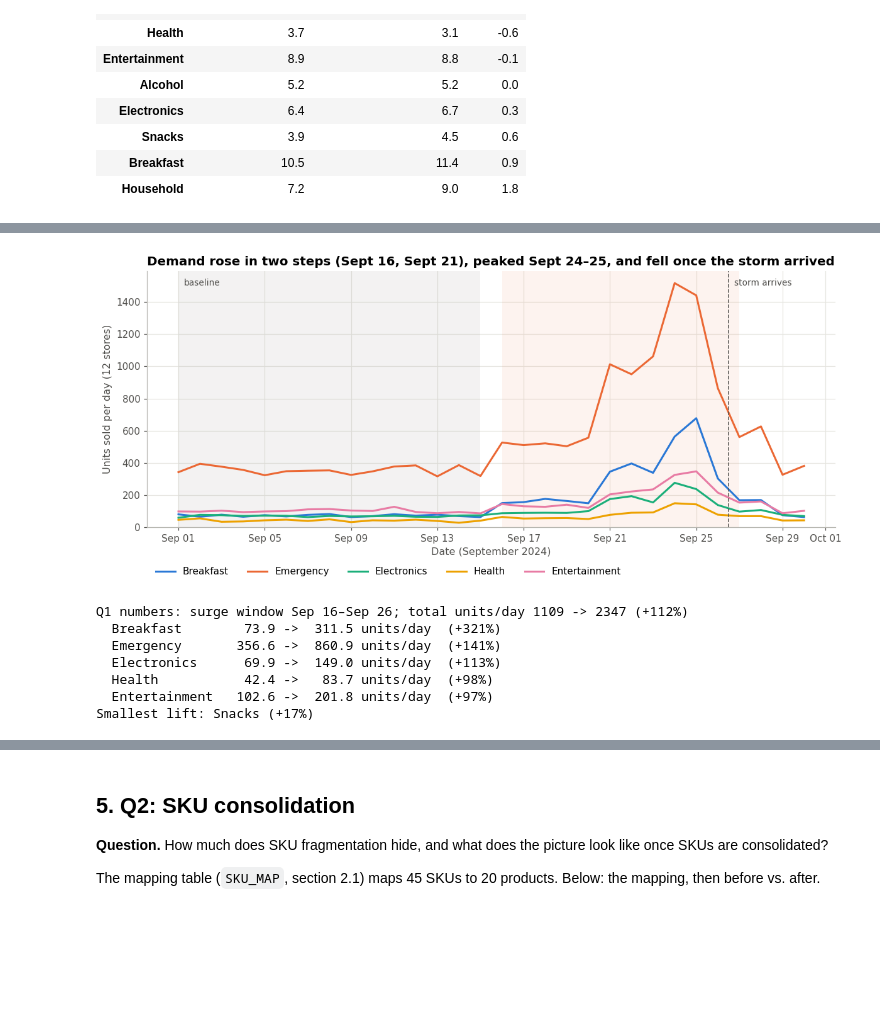
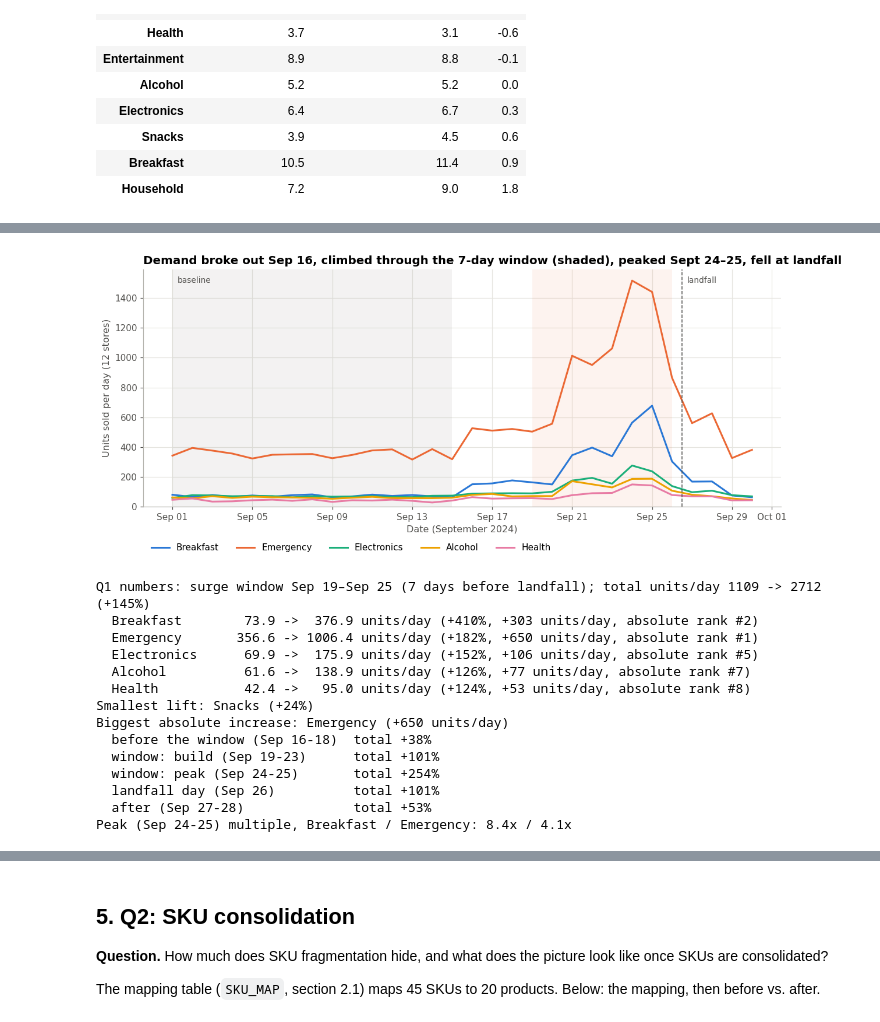
Before and after one commit to aymanr8-dot/DS-2002-Walmart-Hurricane-Project_Data-Demons-, a Jupyter notebook: notebooks/team_notebook.ipynb, the cells around one changed output, grey strips where cells are left out. Drawn from its saved outputs; the diff is of its cells as text; code cells hidden in the pictures; blank space fills up the shorter version.

```diff
--- a/notebooks/team_notebook.ipynb
+++ b/notebooks/team_notebook.ipynb
@@ -45,8 +46,12 @@ pd.set_option("display.max_columns", 50)
 pd.set_option("display.width", 160)
 
 # ---- Analysis constants (every one of these is a decision; see the decision log) ----
-BASELINE_START, BASELINE_END = pd.Timestamp("2024-09-01"), pd.Timestamp("2024-09-14")
-SURGE_SEARCH_START = pd.Timestamp("2024-09-15")  # first day after the baseline
+LANDFALL = pd.Timestamp("2024-09-26")             # Hurricane Helene landfall date, given in the project brief
+SURGE_DAYS = 7                                     # the brief's surge period: the 7 days before landfall
+SURGE_START = LANDFALL - pd.Timedelta(days=SURGE_DAYS)   # Sept 19
+SURGE_END = LANDFALL - pd.Timedelta(days=1)              # Sept 25 (landfall day itself is not in the window)
+BASELINE_START, BASELINE_END = pd.Timestamp("2024-09-01"), pd.Timestamp("2024-09-14")   # our choice, defended in Q1
+SURGE_SEARCH_START = pd.Timestamp("2024-09-15")  # first day after the baseline (used to date when demand broke out)
 DATA_DIR = "data"                                # local folder for the weather cache
 os.makedirs(DATA_DIR, exist_ok=True)
 
@@ -63,13 +68,13 @@ plt.rcParams.update({
 })
 
 def shade_windows(ax, arrival=None, alpha=0.10):
-    """Shade the baseline window; if given, mark the day the storm reached the stores (from the weather data)."""
+    """Shade the baseline window; if given, mark landfall day."""
     ax.axvspan(BASELINE_START, BASELINE_END + pd.Timedelta(days=1), color=MUTED, alpha=alpha, lw=0)
     ymax = ax.get_ylim()[1]
     ax.text(BASELINE_START + pd.Timedelta(hours=6), ymax * 0.97, "baseline", va="top", fontsize=9, color="#52514e")
     if arrival is not None:
         ax.axvline(arrival + pd.Timedelta(hours=12), color="#52514e", ls="--", lw=1)
-        ax.text(arrival + pd.Timedelta(hours=18), ymax * 0.97, "storm arrives", va="top", ha="left", fontsize=9, color="#52514e")
+        ax.text(arrival + pd.Timedelta(hours=18), ymax * 0.97, "landfall", va="top", ha="left", fontsize=9, color="#52514e")
 # %% [markdown]
 ## 1. Data loading and cleaning pipeline
 **Where each source is loaded:** `walmart_transactions.csv` and `store_locations.csv` here; `product_catalog.csv` in 2.1; the Open-Meteo weather API in section 3; `distribution_centers.csv` in 7.3; `inventory_and_sales.db` (queried with `sqlite3`) in section 8.
@@ -702,15 +762,23 @@ section 3.2) where total units exceed the baseline mean + 3 standard deviations.
 daily_units = dated_sales.groupby("date")["quantity"].sum()
 base = daily_units[BASELINE_START:BASELINE_END]
 threshold = base.mean() + 3 * base.std()
-candidates = daily_units[SURGE_SEARCH_START:STORM_ARRIVAL]
-surge_days = candidates[candidates > threshold].index
-SURGE_START, SURGE_END = surge_days.min(), surge_days.max()
-assert len(surge_days) == (SURGE_END - SURGE_START).days + 1, "surge days are not contiguous"
+
+# The surge window is fixed by the brief: the 7 days before landfall
+assert (SURGE_END - SURGE_START).days + 1 == SURGE_DAYS and SURGE_END == LANDFALL - pd.Timedelta(days=1)
+in_window = daily_units[SURGE_START:SURGE_END]
+
+# When did demand first break out? Same mean + 3 SD rule; checks the baseline stops before the build-up
+pre = daily_units[SURGE_SEARCH_START:SURGE_END]
+DEMAND_ONSET = pre[pre > threshold].index.min()
+assert DEMAND_ONSET > BASELINE_END, "the baseline overlaps abnormal demand"
 
 print(f"Baseline: {BASELINE_START:%b %d}-{BASELINE_END:%b %d}, mean {base.mean():.0f} units/day, "
       f"CV {base.std() / base.mean():.1%}, threshold (mean + 3 SD) = {threshold:.0f}")
-print(f"Surge window: {SURGE_START:%b %d}-{SURGE_END:%b %d} ({len(surge_days)} days), "
-      f"mean {daily_units[SURGE_START:SURGE_END].mean():.0f} units/day")
+print(f"Surge window (brief: 7 days before the {LANDFALL:%b %d} landfall): {SURGE_START:%b %d}-{SURGE_END:%b %d}, "
+      f"mean {in_window.mean():.0f} units/day; days above the threshold: {(in_window > threshold).sum()} of {SURGE_DAYS}")
+print(f"Demand first broke out on {DEMAND_ONSET:%b %d}, {(SURGE_START - DEMAND_ONSET).days} days before the window opens "
+      f"({daily_units[DEMAND_ONSET:SURGE_START - pd.Timedelta(days=1)].mean():.0f} units/day on those days)")
+print(f"Landfall day ({LANDFALL:%b %d}, not in the window): {daily_units[LANDFALL]:.0f} units")
 print(f"Left out of Q1 for missing timestamps: {demand['timestamp_missing'].sum()} sale rows "
       f"({demand['timestamp_missing'].mean():.1%})")
 # %% [output]
@@ -730,9 +800,14 @@ def lift_table(df, by, base=(BASELINE_START, BASELINE_END), surge=None):
                       "surge_units_per_day": window_rate(df, *surge, by)})
     t["extra_units_per_day"] = t["surge_units_per_day"] - t["baseline_units_per_day"]
     t["lift_pct"] = 100 * (t["surge_units_per_day"] / t["baseline_units_per_day"] - 1)
+    t["rank_relative"] = t["lift_pct"].rank(ascending=False, method="min").astype(int)              # % change
+    t["rank_absolute"] = t["extra_units_per_day"].rank(ascending=False, method="min").astype(int)  # extra units/day
     return t.sort_values("lift_pct", ascending=False).round(1)
 
 cat_lift = lift_table(dated_sales, "category")
 top5 = cat_lift.head(5).index.tolist()
+moved = cat_lift[cat_lift["rank_relative"] != cat_lift["rank_absolute"]]
+print(f"Ranked by % lift, #1 is {cat_lift.index[0]}; ranked by extra units/day, #1 is {cat_lift['extra_units_per_day'].idxmax()}. "
+      f"{len(moved)} of {len(cat_lift)} categories change rank between the two.")
 cat_lift
 # %% [output]
@@ -852,33 +937,47 @@ plt.tight_layout(); plt.show()
 # %%
 # Chart: daily units for the top 5 categories over the month
 daily_cat = dated_sales.groupby(["date", "category"])["quantity"].sum().unstack().fillna(0)
 fig, ax = plt.subplots(figsize=(11, 5))
 for i, c in enumerate(top5):
     ax.plot(daily_cat.index, daily_cat[c], color=PALETTE[i], label=c)
-ax.set_title("Demand rose in two steps (Sept 16, Sept 21), peaked Sept 24–25, and fell once the storm arrived")
+ax.set_title(f"Demand broke out {DEMAND_ONSET:%b %d}, climbed through the 7-day window (shaded), peaked Sept 24–25, fell at landfall")
 ax.set_ylabel("Units sold per day (12 stores)")
 ax.set_xlabel("Date (September 2024)")
 ax.set_ylim(0)
 ax.xaxis.set_major_formatter(mdates.DateFormatter("%b %d"))
 ax.axvspan(SURGE_START, SURGE_END + pd.Timedelta(days=1), color=PALETTE[1], alpha=0.08, lw=0)
-shade_windows(ax, arrival=STORM_ARRIVAL)
+shade_windows(ax, arrival=LANDFALL)
 ax.legend(loc="upper left", ncol=5, bbox_to_anchor=(0, -0.12))
 plt.tight_layout(); plt.show()
 # %% [output]
-[figure, old version]
+[figure, new version]
 # %%
 q1 = cat_lift
-print(f"Q1 numbers: surge window {SURGE_START:%b %d}–{SURGE_END:%b %d}; total units/day "
+print(f"Q1 numbers: surge window {SURGE_START:%b %d}–{SURGE_END:%b %d} (7 days before landfall); total units/day "
       f"{base.mean():.0f} -> {daily_units[SURGE_START:SURGE_END].mean():.0f} "
       f"(+{100 * (daily_units[SURGE_START:SURGE_END].mean() / base.mean() - 1):.0f}%)")
 for c, r in q1.head(5).iterrows():
-    print(f"  {c:<14} {r.baseline_units_per_day:>6.1f} -> {r.surge_units_per_day:>6.1f} units/day  (+{r.lift_pct:.0f}%)")
+    print(f"  {c:<14} {r.baseline_units_per_day:>6.1f} -> {r.surge_units_per_day:>6.1f} units/day (+{r.lift_pct:.0f}%, "
+          f"+{r.extra_units_per_day:.0f} units/day, absolute rank #{int(r.rank_absolute)})")
 print(f"Smallest lift: {q1.index[-1]} (+{q1['lift_pct'].iloc[-1]:.0f}%)")
+print(f"Biggest absolute increase: {q1['extra_units_per_day'].idxmax()} (+{q1['extra_units_per_day'].max():.0f} units/day)")
+for name, (a, b) in PHASES.items():
+    print(f"  {name:<30} total {phase_lift.loc['ALL CATEGORIES', name]:+.0f}%")
+print("Peak (Sep 24-25) multiple, Breakfast / Emergency:",
+      f"{1 + phase_lift.loc['Breakfast', 'window: peak (Sep 24-25)'] / 100:.1f}x /",
+      f"{1 + phase_lift.loc['Emergency', 'window: peak (Sep 24-25)'] / 100:.1f}x")
 # %% [output]
-Q1 numbers: surge window Sep 16–Sep 26; total units/day 1109 -> 2347 (+112%)
-  Breakfast        73.9 ->  311.5 units/day  (+321%)
-  Emergency       356.6 ->  860.9 units/day  (+141%)
-  Electronics      69.9 ->  149.0 units/day  (+113%)
-  Health           42.4 ->   83.7 units/day  (+98%)
-  Entertainment   102.6 ->  201.8 units/day  (+97%)
-Smallest lift: Snacks (+17%)
+Q1 numbers: surge window Sep 19–Sep 25 (7 days before landfall); total units/day 1109 -> 2712 (+145%)
+  Breakfast        73.9 ->  376.9 units/day (+410%, +303 units/day, absolute rank #2)
+  Emergency       356.6 -> 1006.4 units/day (+182%, +650 units/day, absolute rank #1)
+  Electronics      69.9 ->  175.9 units/day (+152%, +106 units/day, absolute rank #5)
+  Alcohol          61.6 ->  138.9 units/day (+126%, +77 units/day, absolute rank #7)
+  Health           42.4 ->   95.0 units/day (+124%, +53 units/day, absolute rank #8)
+Smallest lift: Snacks (+24%)
+Biggest absolute increase: Emergency (+650 units/day)
+  before the window (Sep 16-18)  total +38%
+  window: build (Sep 19-23)      total +101%
+  window: peak (Sep 24-25)       total +254%
+  landfall day (Sep 26)          total +101%
+  after (Sep 27-28)              total +53%
+Peak (Sep 24-25) multiple, Breakfast / Emergency: 8.4x / 4.1x
```
Also changed, not shown: parts of 62 cells of this notebook.
